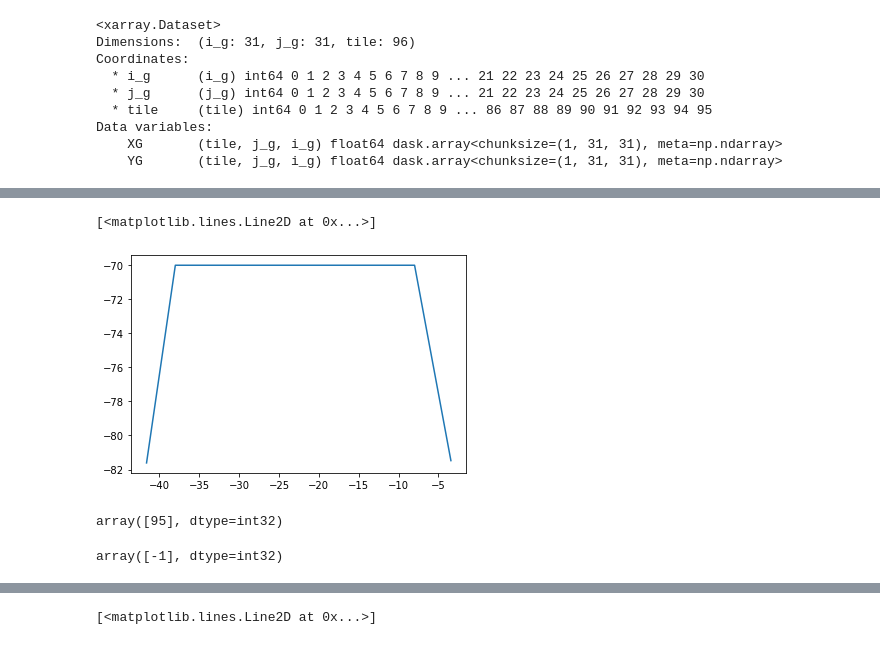
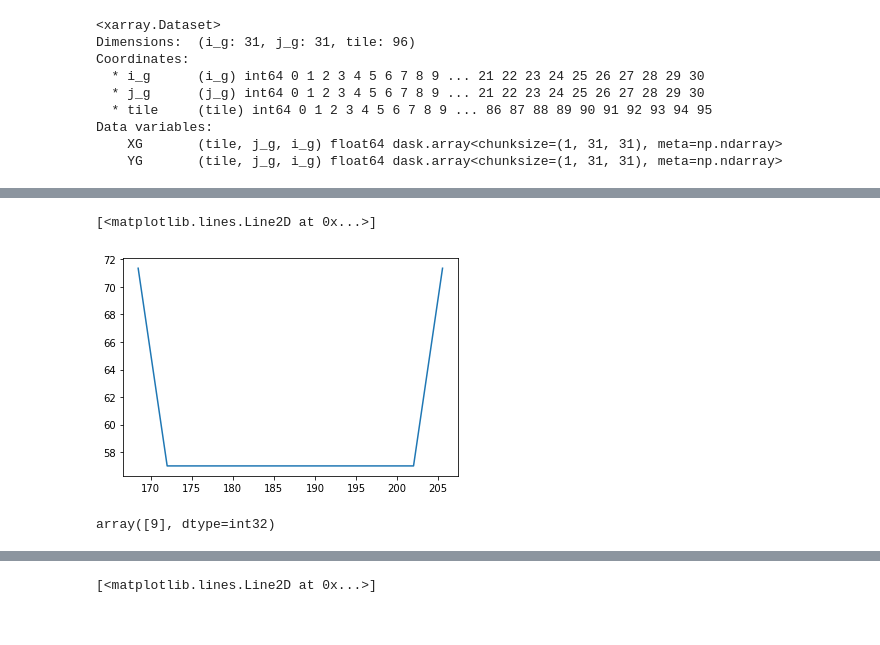
Before and after one commit to cspencerjones/float_stuff, a Jupyter notebook: python_code/llc_binning.ipynb, the cells around one changed output, grey strips where cells are left out. Cells and saved outputs as stored; diff of their text form; code cells hidden in the pictures.

Commit message:
can find nearest index on tile

```diff
--- a/python_code/llc_binning.ipynb
+++ b/python_code/llc_binning.ipynb
@@ -517,8 +517,8 @@ plt.plot(nodes[faces[1,:],0],nodes[faces[1,:],1])
 # %%
-plt.plot(nodes[faces[0,:],0],nodes[faces[0,:],1])
+plt.plot(nodes[faces[59,:],0],nodes[faces[59,:],1])
 # %% [output]
 [<matplotlib.lines.Line2D at 0x...>]
-[figure, old version]
+[figure, new version]
 # %%
 #what tile
 #we define the cap tile here:
@@ -570,7 +570,7 @@ for tileon in range(0,faces.shape[0]):
 tree = cell_tree2d.CellTree(nodes, faces)
 # %%
 #search for point: if point is not in domain, add 360 in x-dir and try again
-point = np.array([-50, -75])
+point = np.array([42.1, -28.9])
 result = tree.locate(point)
 if result==-1:
     point[0]=point[0]+360
@@ -581,8 +581,9 @@ if (result>captile) & (result<captile+4):
     result=captile
 elif result>captile+3:
     result=result-3
+tile=result
 result
 # %% [output]
-array([95], dtype=int32)
+array([9], dtype=int32)
 # %%
 #where are you in the tile?
@@ -596,9 +599,3 @@ faces3 = np.stack((col1,col2,col3,col4),1)
 nodes = np.array(nodes3, dtype=np.float64)
 faces = np.array(faces3, dtype=np.intc)
 tree = cell_tree2d.CellTree(nodes, faces)
-# %%
-point = np.array([0, -69])
-result = tree.locate(point)
-result
-# %% [output]
-array([-1], dtype=int32)
```
Also changed, not shown: parts of 10 cells of this notebook.
